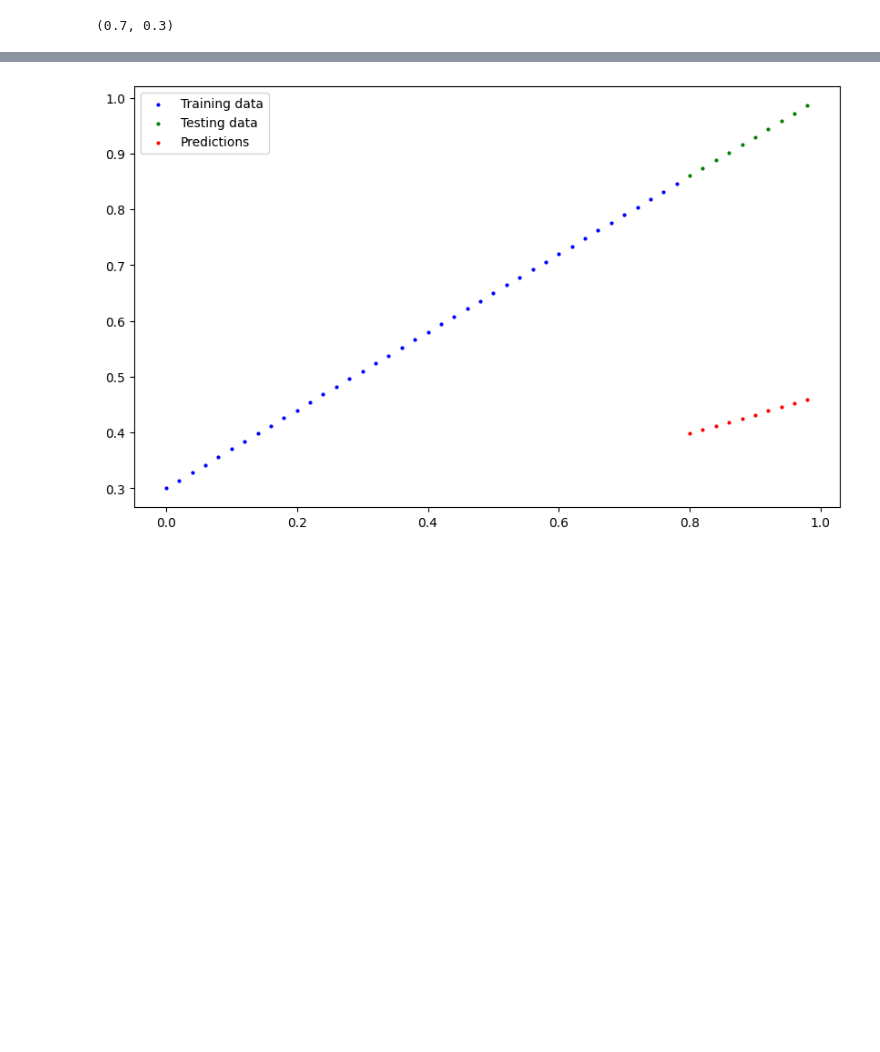
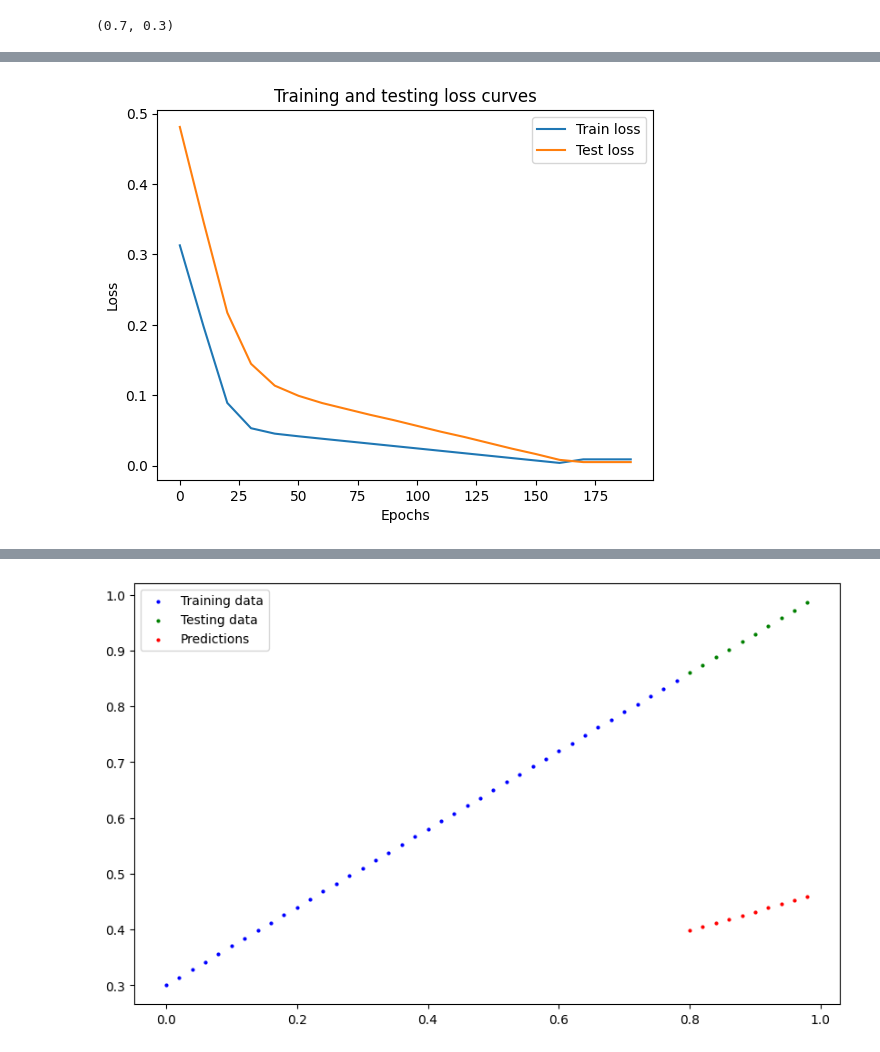
Before and after one commit to rehmanaly0051/Pytorch-DeepLearning, a Jupyter notebook: Pytorch_for_linearRegression.ipynb, the cells around one changed output, grey strips where cells are left out. Drawn from its saved outputs; the diff is of its cells as text; code cells hidden in the pictures; blank space fills up the shorter version.

```diff
--- a/Pytorch_for_linearRegression.ipynb
+++ b/Pytorch_for_linearRegression.ipynb
@@ -370,0 +378,17 @@ weight, bias
+# %%
+# Plot the loss curves
+# Converting tensor into numpy first
+
+import numpy as np
+for_train_loss = np.array(torch.tensor(loss_values).cpu().numpy())
+for_test_loss = np.array(torch.tensor(test_loss_values).cpu().numpy())
+
+plt.plot(epoch_count, for_train_loss , label='Train loss')
+plt.plot(epoch_count, for_test_loss, label='Test loss')
+plt.title('Training and testing loss curves')
+plt.ylabel('Loss')
+plt.xlabel('Epochs')
+plt.legend()
+plt.show()
+# %% [output]
+[figure, added]
```
Also changed, not shown: parts of 4 cells of this notebook.
